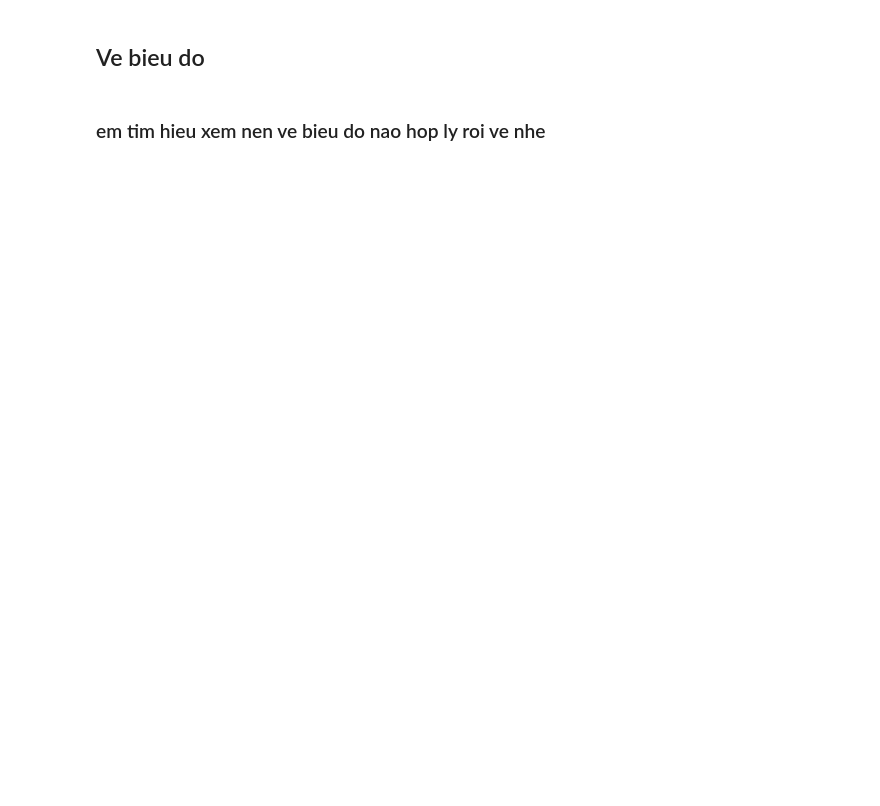
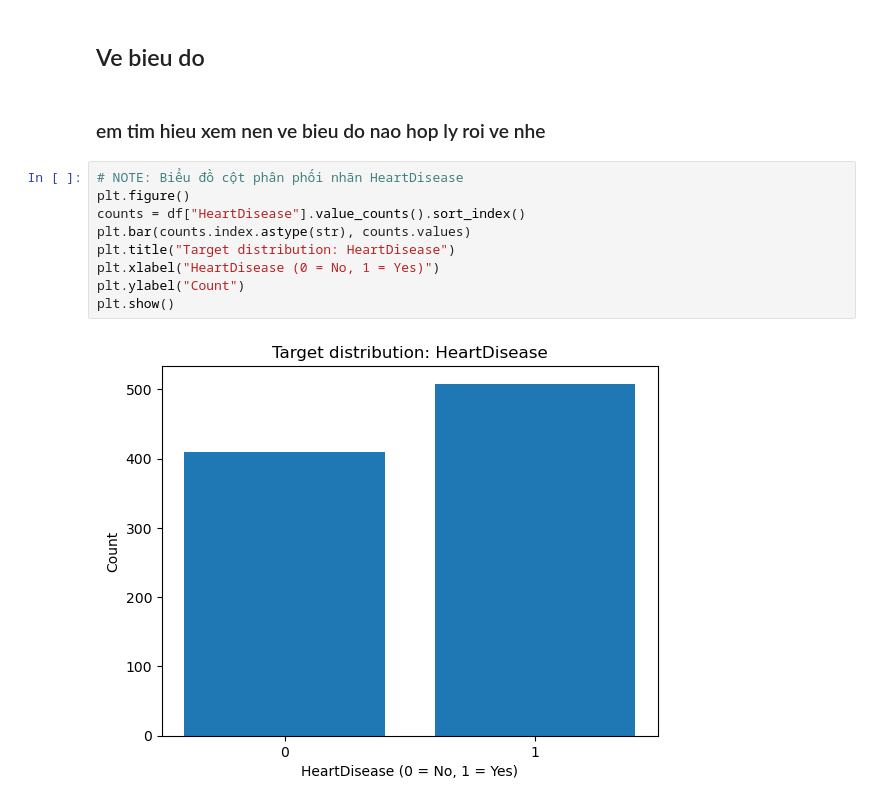
Before and after one commit to tungtimo0808/Heart-Failure-Prediction, a Jupyter notebook: EDA.ipynb, the cells around one changed output. Saved outputs shown, nothing was run; the diff lists cells and outputs as text; blank space fills up the shorter version.

```diff
--- a/EDA.ipynb
+++ b/EDA.ipynb
@@ -171,3 +171,14 @@ dtype: int64
 ## Ve bieu do
 # %% [markdown]
 ### em tim hieu xem nen ve bieu do nao hop ly roi ve nhe
+# %%
+# NOTE: Biểu đồ cột phân phối nhãn HeartDisease
+plt.figure()
+counts = df["HeartDisease"].value_counts().sort_index()
+plt.bar(counts.index.astype(str), counts.values)
+plt.title("Target distribution: HeartDisease")
+plt.xlabel("HeartDisease (0 = No, 1 = Yes)")
+plt.ylabel("Count")
+plt.show()
+# %% [output]
+[figure, added]
```
Also changed, not shown: parts of 13 cells of this notebook.
